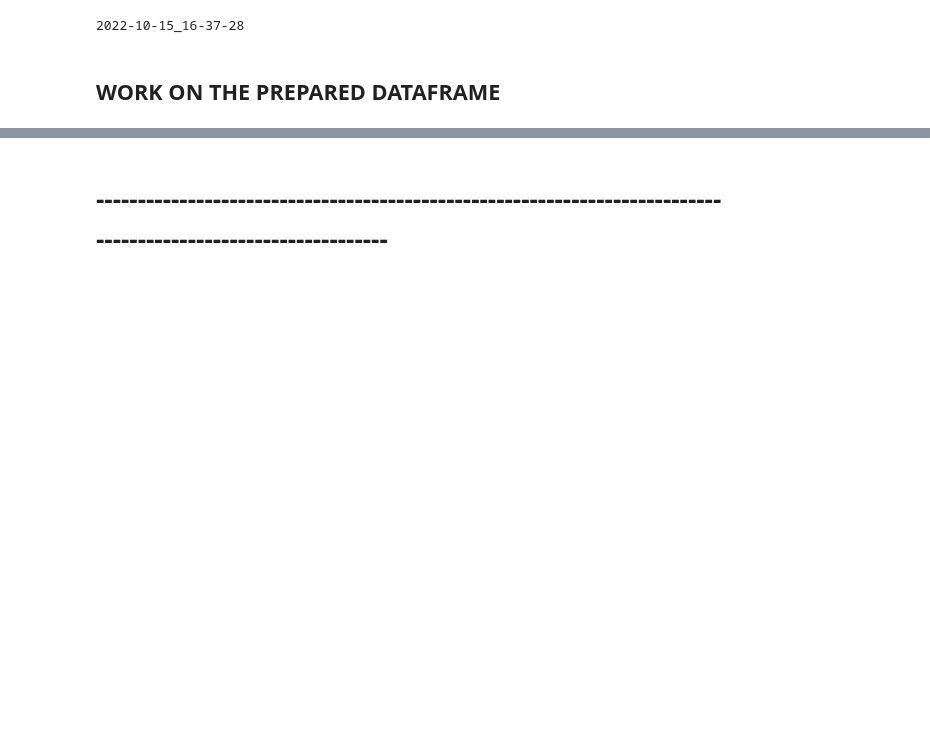
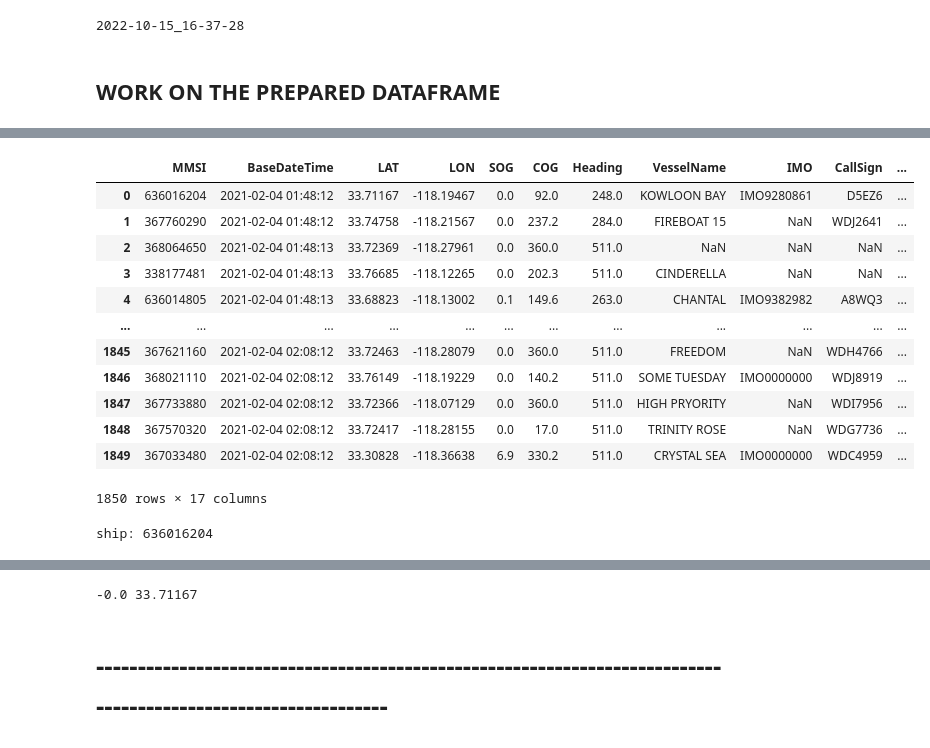
Before and after one commit to DariuszKobiela/identification-and-classification-of-sea-going-vessels-using-satellite-images, a Jupyter notebook: 1_AIS_data_preprocessing.ipynb, the cells around one changed output, grey strips where cells are left out. Saved outputs shown, nothing was run; the diff lists cells and outputs as text; code cells hidden in the pictures; blank space fills up the shorter version.

```diff
--- a/1_AIS_data_preprocessing.ipynb
+++ b/1_AIS_data_preprocessing.ipynb
@@ -106,0 +222,4 @@ full_data_df.to_csv(results_directory + current_datetime + '_full_data_df.csv')
+# %%
+#full_data_df = pd.read_csv(results_directory + "2022-10-15_16-37-28_full_data_df.csv", index_col=0)
+full_data_df['processed_ais_file'] = 'processed_' + full_data_df['ais_file']
+display(full_data_df)
@@ -106,0 +231,61 @@ full_data_df.to_csv(results_directory + current_datetime + '_full_data_df.csv')
+# %%
+def calculate_lin_reg_coefficients(x1, y1, x2, y2):
+    """
+    x is LON (longitude)
+    y is LAT (latitude)
+    """
+    # y = ax + b
+    #y1 = a*x1 + b
+    #b = y1 - a*x1
+    #y2 = a*x2 + y1 - a*x1
+    #y2 - y1 = a*x2 - a*x1
+    #y2 - y1 = a*(x2-x1)
+    a = (y2 - y1) / (x2 - x1)
+    b = y1 - a*x1
+    return a, b
+# %%
+for index, row in full_data_df.iterrows():
+    print(row['processed_ais_file'])
+    image_datetime = pd.to_datetime(row['image_datetime'])
+    print('image_datetime:', image_datetime)
+    file_path = processed_ais_data_directory + str(row['processed_ais_file'])
+    processed_ais_full_data = pd.read_csv(file_path, index_col=0)
+    processed_ais_full_data.BaseDateTime = pd.to_datetime(processed_ais_full_data.BaseDateTime)
+    display(processed_ais_full_data)
+
+    # for every ship
+    list_of_unique_ships = processed_ais_full_data.MMSI.unique()
+    #display(list_of_unique_ships)
+
+    for ship in list_of_unique_ships:
+        print('ship:', ship)
+        working_df = processed_ais_full_data[processed_ais_full_data.MMSI == ship]
+        working_df.reset_index(drop=True, inplace=True)
+        display(working_df)
+        working_df['time_difference'] = abs(image_datetime - working_df['BaseDateTime'])
+        # SORT TABLE ASCENDINGLY
+        working_df.sort_values(by='time_difference',
+                                 axis=0,
+                                 ascending=True,
+                                 inplace=True,
+                                 kind='quicksort',
+                                 na_position='last',
+                                 ignore_index=True)
+        display(working_df)
+        x1 = working_df['LON'][0]
+        y1 = working_df['LAT'][0]
+        x2 = working_df['LON'][1]
+        y2 = working_df['LAT'][1]
+        a, b = calculate_lin_reg_coefficients(x1, y1, x2, y2)
+        print(a, b)
+
+        #x3 =
+        #y3 =
+
+        break
+
+    break
+    saving_name = 'processed_' + row['processed_ais_file']
+    target_area_and_time.to_csv(processed_ais_data_directory + saving_name)
+    # all data is from 4th January 2021
+# %% [output]
@@ -106,0 +294,14 @@ full_data_df.to_csv(results_directory + current_datetime + '_full_data_df.csv')
+|  | MMSI | BaseDateTime | LAT | LON | SOG | COG | Heading | VesselName | IMO | CallSign | ... |
+| 0 | 636016204 | 2021-02-04 01:48:12 | 33.71167 | -118.19467 | 0.0 | 92.0 | 248.0 | KOWLOON BAY | IMO9280861 | D5EZ6 | ... |
+| 1 | 367760290 | 2021-02-04 01:48:12 | 33.74758 | -118.21567 | 0.0 | 237.2 | 284.0 | FIREBOAT 15 | NaN | WDJ2641 | ... |
+| 2 | 368064650 | 2021-02-04 01:48:13 | 33.72369 | -118.27961 | 0.0 | 360.0 | 511.0 | NaN | NaN | NaN | ... |
+| 3 | 338177481 | 2021-02-04 01:48:13 | 33.76685 | -118.12265 | 0.0 | 202.3 | 511.0 | CINDERELLA | NaN | NaN | ... |
+| 4 | 636014805 | 2021-02-04 01:48:13 | 33.68823 | -118.13002 | 0.1 | 149.6 | 263.0 | CHANTAL | IMO9382982 | A8WQ3 | ... |
+| ... | ... | ... | ... | ... | ... | ... | ... | ... | ... | ... | ... |
+| 1845 | 367621160 | 2021-02-04 02:08:12 | 33.72463 | -118.28079 | 0.0 | 360.0 | 511.0 | FREEDOM | NaN | WDH4766 | ... |
+| 1846 | 368021110 | 2021-02-04 02:08:12 | 33.76149 | -118.19229 | 0.0 | 140.2 | 511.0 | SOME TUESDAY | IMO0000000 | WDJ8919 | ... |
+| 1847 | 367733880 | 2021-02-04 02:08:12 | 33.72366 | -118.07129 | 0.0 | 360.0 | 511.0 | HIGH PRYORITY | NaN | WDI7956 | ... |
+| 1848 | 367570320 | 2021-02-04 02:08:12 | 33.72417 | -118.28155 | 0.0 | 17.0 | 511.0 | TRINITY ROSE | NaN | WDG7736 | ... |
+| 1849 | 367033480 | 2021-02-04 02:08:12 | 33.30828 | -118.36638 | 6.9 | 330.2 | 511.0 | CRYSTAL SEA | IMO0000000 | WDC4959 | ... |
+1850 rows × 17 columns
+ship: 636016204
@@ -107,3 +333,4 @@ full_data_df.to_csv(results_directory + current_datetime + '_full_data_df.csv')
+-0.0 33.71167
 # %% [markdown]
 # --------------------------------------------------------------------------------------------------------------
 # %% [markdown]
```
Also changed, not shown: parts of 9 cells of this notebook, 1 other file.
